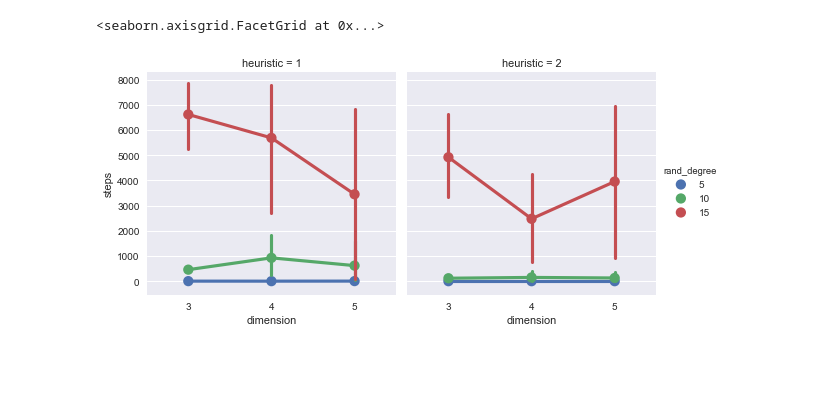
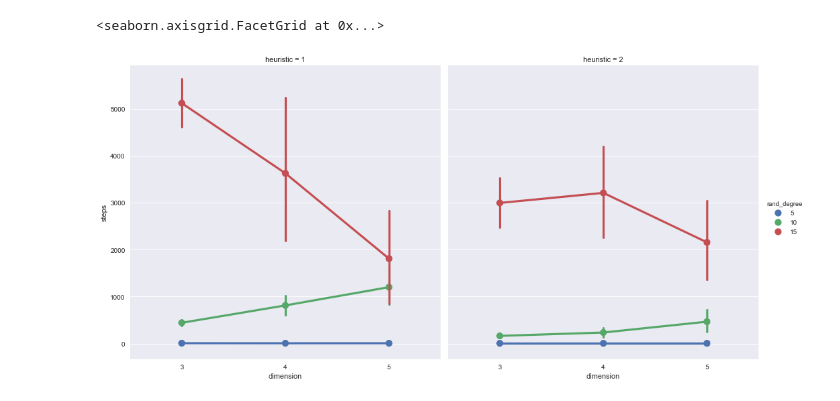
Before and after one commit to ilyakrasnov/ai_project_jce17, a Jupyter notebook: stats/Analysis.ipynb, the cells around one changed output. Cells and saved outputs as stored; diff of their text form; code cells hidden in the pictures; blank space fills up the shorter version.

Commit message:
WIP data analysis

```diff
--- a/stats/Analysis.ipynb
+++ b/stats/Analysis.ipynb
@@ -3,7 +7,8 @@ import pandas as pd
 # %%
 # Import stats
 FILE = 'cleaned_stats.csv'
-JSON = '../stats.json'
+# JSON = '../stats.json'
+JSON = '../stats50.json'
 # %%
 #df = pd.read_csv(FILE)
 df = pd.read_json(JSON)
@@ -37,6 +59,6 @@ import seaborn as sns
 # %%
-sns.factorplot(x='dimension', y='steps', data=df, hue='rand_degree', col='heuristic')
+sns.factorplot(x='dimension', y='steps', data=df, hue='rand_degree', col='heuristic', size=7)
 # %% [output]
 <seaborn.axisgrid.FacetGrid at 0x...>
-[figure, old version]
+[figure, new version]
 # %%
```
Also changed, not shown: parts of 27 cells of this notebook.
